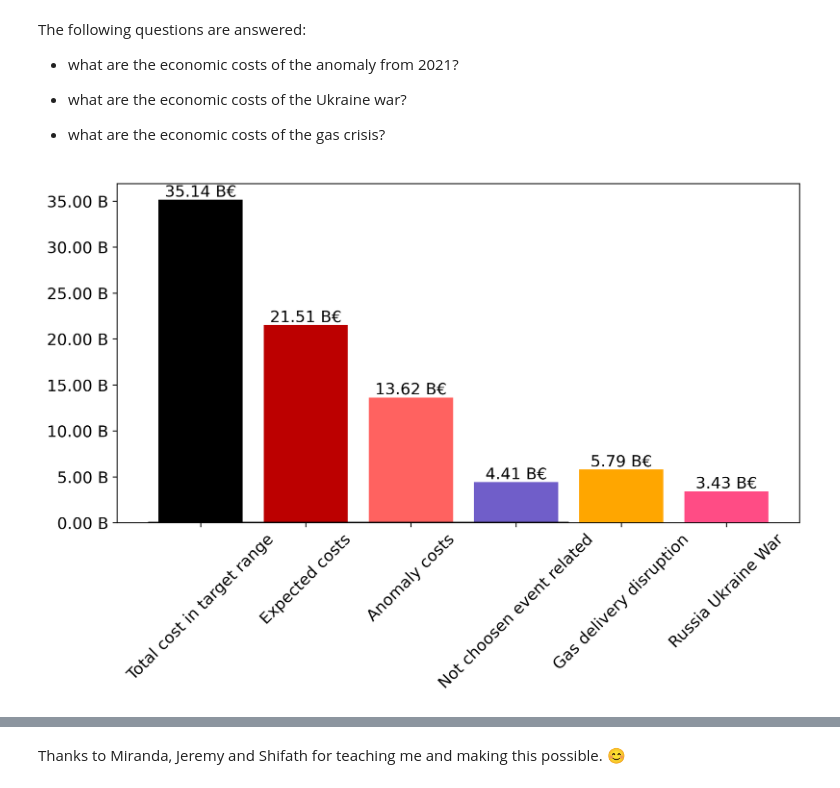
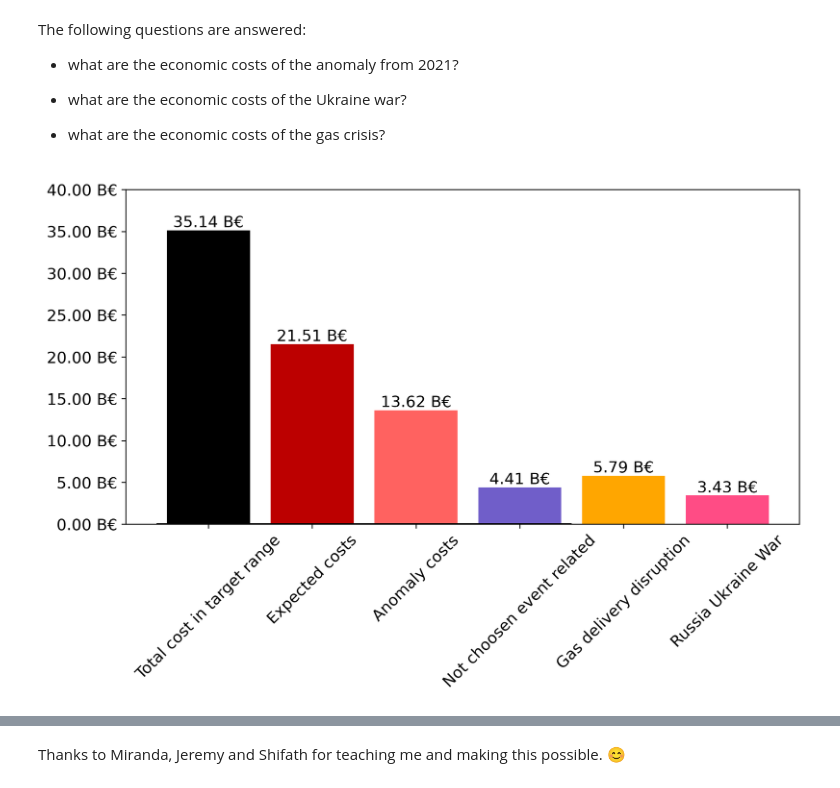
Before and after one commit to bennymiddel/Public, a Jupyter notebook: notebooks/04-modelling-and-findings.ipynb, the cells around one changed output, grey strips where cells are left out. Saved outputs shown, nothing was run; the diff lists cells and outputs as text; code cells hidden in the pictures.

```diff
--- a/notebooks/04-modelling-and-findings.ipynb
+++ b/notebooks/04-modelling-and-findings.ipynb
@@ -833,21 +836,21 @@ RUCT = RUC - GDC #Russia Ukraine War costs
 # %%
 plt.figure(figsize=(10,5), dpi = 300)
 bars = plt.bar(x= ['Total cost in target range','Expected costs','Anomaly costs','Not choosen event related','Gas delivery disruption','Russia Ukraine War'],
                 height=[TC,NC, AC,NRC,GDC, RUCT],
                 color = ['#000000','#bc0000','#ff6260','#705ec9','#ffa600','#ff4c85'])
 plt.hlines(0, xmin= -.50, xmax=3.5, color = '#000000')
-plt.yticks(np.arange(0, 40_000_000_000, 5_000_000_000))
+plt.yticks(np.arange(0, 45_000_000_000, 5_000_000_000))
 
 plt.xticks(rotation = 45)
 current_values = plt.gca().get_yticks()
 
-plt.gca().set_yticklabels([f'{x/1e9:.02f} B' for x in plt.gca().get_yticks()])
+plt.gca().set_yticklabels([f'{x/1e9:.02f} B€' for x in plt.gca().get_yticks()])
 
 for bar in bars:
     yval = bar.get_height()
     plt.text(bar.get_x() + bar.get_width()/2, yval, f'{yval/1e9:.02f} B€', ha='center', va='bottom')
 
 plt.show()
 # %% [output]
-[figure, old version]
+[figure, new version]
 # %% [markdown]
```
Also changed, not shown: parts of 18 cells of this notebook, 6 other files.
